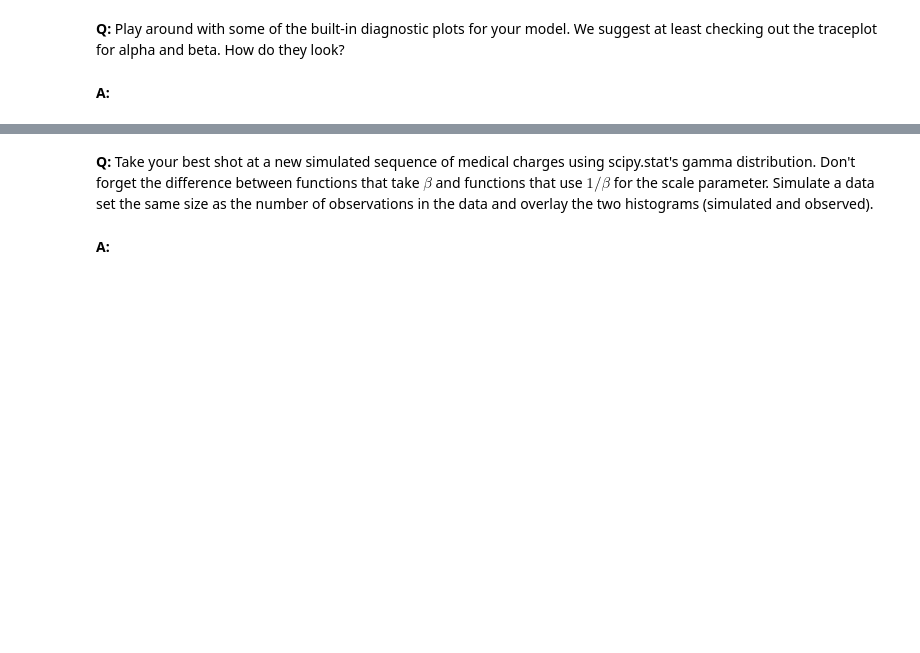
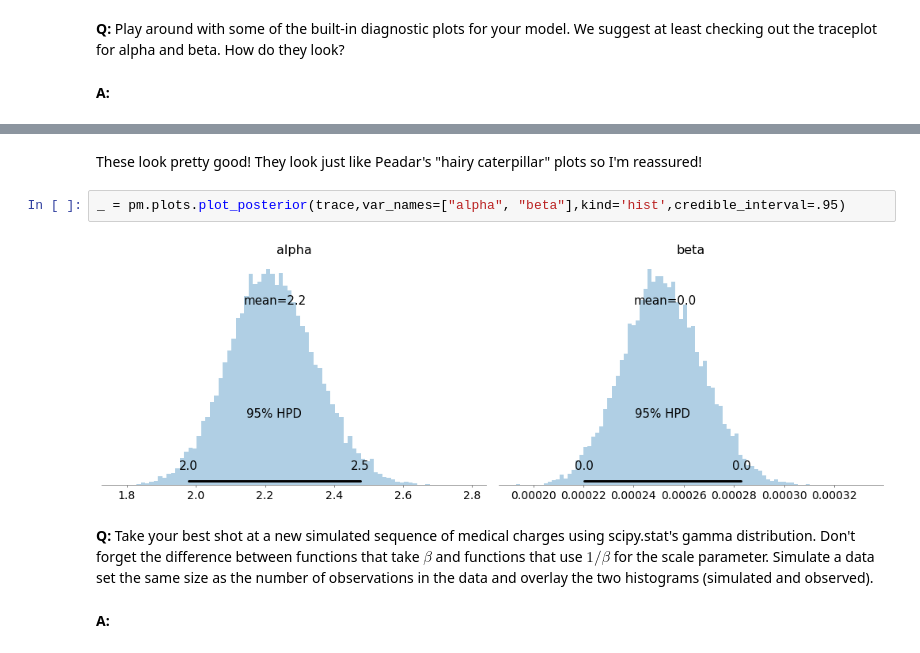
Before and after one commit to BhaskarCS/Springboard, a Jupyter notebook: Mini_Projects/Statistics/Bayesian_stats_Q6.28/inferential_statistics_3-Q.ipynb, the cells around one changed output, grey strips where cells are left out. Drawn from its saved outputs; the diff is of its cells as text; blank space fills up the shorter version.

```diff
--- a/Mini_Projects/Statistics/Bayesian_stats_Q6.28/inferential_statistics_3-Q.ipynb
+++ b/Mini_Projects/Statistics/Bayesian_stats_Q6.28/inferential_statistics_3-Q.ipynb
@@ -217,3 +176,9 @@ __A:__
+# %% [markdown]
+These look pretty good! They look just like Peadar's "hairy caterpillar" plots so I'm reassured!
+# %%
+_ = pm.plots.plot_posterior(trace,var_names=["alpha", "beta"],kind='hist',credible_interval=.95)
+# %% [output]
+[figure, added]
 # %% [markdown]
 __Q:__ Take your best shot at a new simulated sequence of medical charges using scipy.stat's gamma distribution. Don't forget the difference between functions that take $\beta$ and functions that use $1/\beta$ for the scale parameter. Simulate a data set the same size as the number of observations in the data and overlay the two histograms (simulated and observed).
 # %% [markdown]
```
Also changed, not shown: parts of 24 cells of this notebook.
